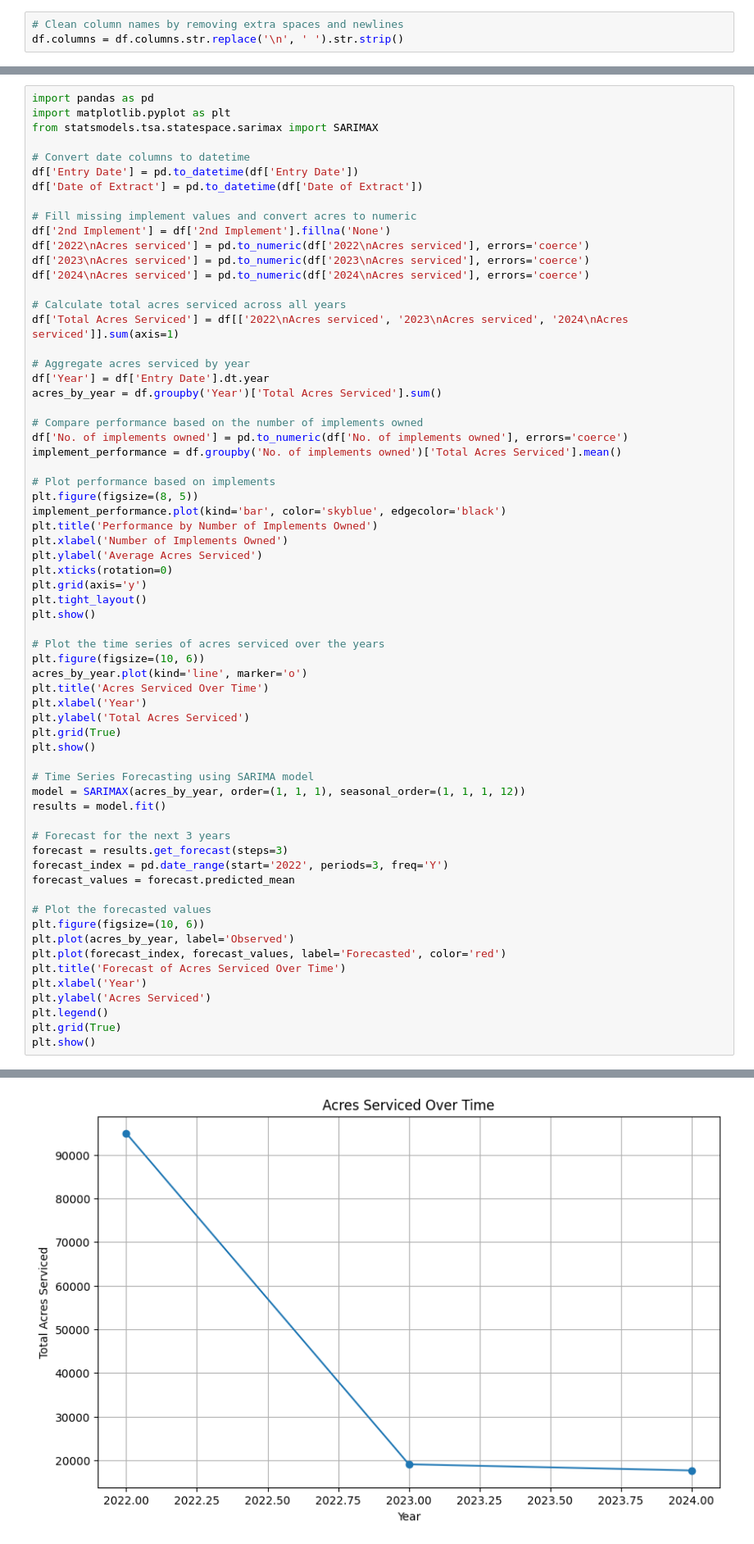
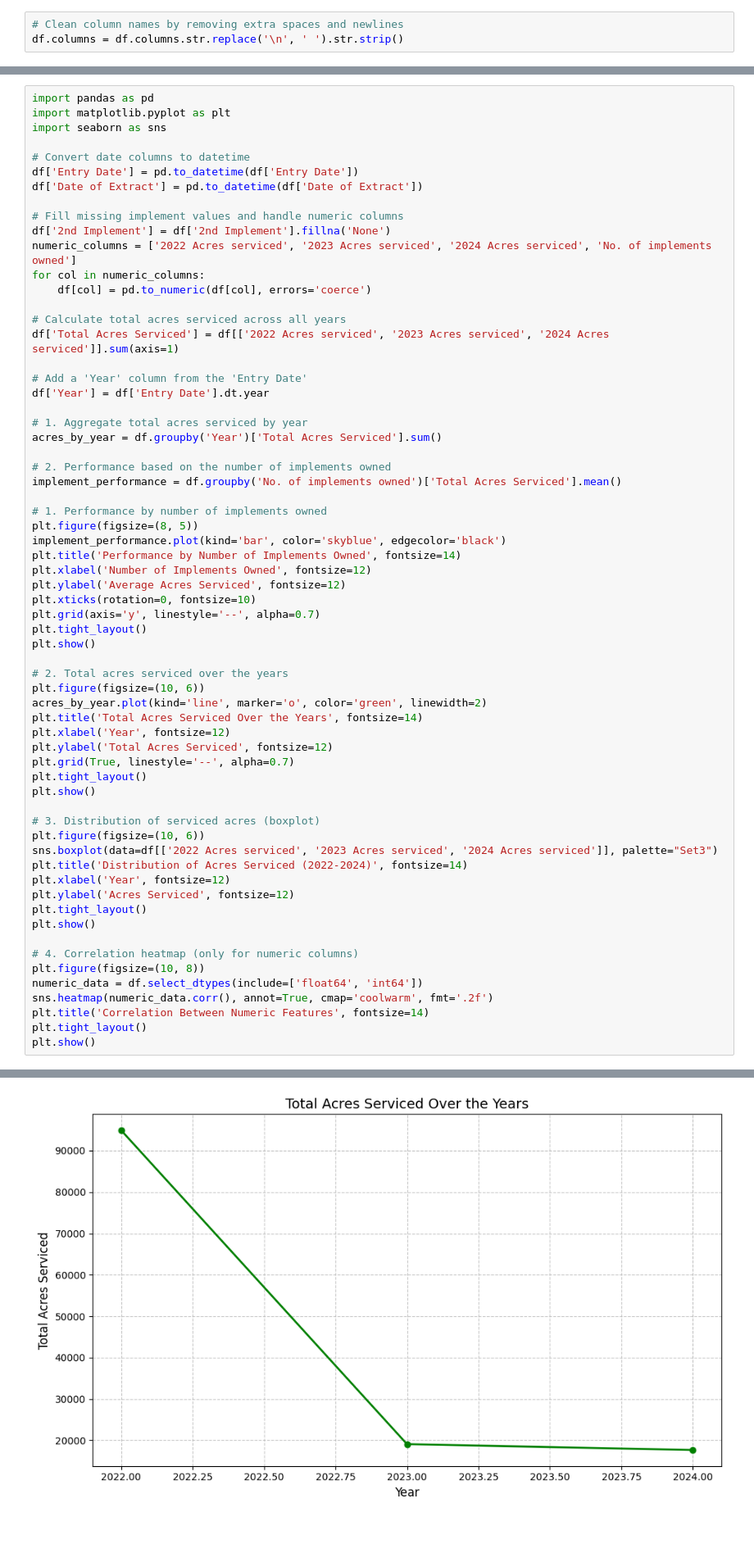
Before and after one commit to Kenethoriga/Hub-Rental-Services-Analysis, a Jupyter notebook: Hub_Rental_Services_Analysis_.ipynb, the cells around one changed output, grey strips where cells are left out. Shown at 82% size. Saved outputs shown, nothing was run; the diff lists cells and outputs as text.

```diff
--- a/Hub_Rental_Services_Analysis_.ipynb
+++ b/Hub_Rental_Services_Analysis_.ipynb
@@ -72,66 +83,65 @@ Index([' ID', 'Entry Date', 'Date of Extract', 'Duration in programme',
 # %%
 import pandas as pd
 import matplotlib.pyplot as plt
-from statsmodels.tsa.statespace.sarimax import SARIMAX
+import seaborn as sns
 
 # Convert date columns to datetime
 df['Entry Date'] = pd.to_datetime(df['Entry Date'])
 df['Date of Extract'] = pd.to_datetime(df['Date of Extract'])
 
-# Fill missing implement values and convert acres to numeric
+# Fill missing implement values and handle numeric columns
 df['2nd Implement'] = df['2nd Implement'].fillna('None')
-df['2022\nAcres serviced'] = pd.to_numeric(df['2022\nAcres serviced'], errors='coerce')
-df['2023\nAcres serviced'] = pd.to_numeric(df['2023\nAcres serviced'], errors='coerce')
-df['2024\nAcres serviced'] = pd.to_numeric(df['2024\nAcres serviced'], errors='coerce')
+numeric_columns = ['2022 Acres serviced', '2023 Acres serviced', '2024 Acres serviced', 'No. of implements owned']
+for col in numeric_columns:
+    df[col] = pd.to_numeric(df[col], errors='coerce')
 
 # Calculate total acres serviced across all years
-df['Total Acres Serviced'] = df[['2022\nAcres serviced', '2023\nAcres serviced', '2024\nAcres serviced']].sum(axis=1)
+df['Total Acres Serviced'] = df[['2022 Acres serviced', '2023 Acres serviced', '2024 Acres serviced']].sum(axis=1)
 
-# Aggregate acres serviced by year
+# Add a 'Year' column from the 'Entry Date'
 df['Year'] = df['Entry Date'].dt.year
+
+# 1. Aggregate total acres serviced by year
 acres_by_year = df.groupby('Year')['Total Acres Serviced'].sum()
 
-# Compare performance based on the number of implements owned
-df['No. of implements owned'] = pd.to_numeric(df['No. of implements owned'], errors='coerce')
+# 2. Performance based on the number of implements owned
 implement_performance = df.groupby('No. of implements owned')['Total Acres Serviced'].mean()
 
-# Plot performance based on implements
+# 1. Performance by number of implements owned
 plt.figure(figsize=(8, 5))
 implement_performance.plot(kind='bar', color='skyblue', edgecolor='black')
-plt.title('Performance by Number of Implements Owned')
-plt.xlabel('Number of Implements Owned')
-plt.ylabel('Average Acres Serviced')
-plt.xticks(rotation=0)
-plt.grid(axis='y')
+plt.title('Performance by Number of Implements Owned', fontsize=14)
+plt.xlabel('Number of Implements Owned', fontsize=12)
+plt.ylabel('Average Acres Serviced', fontsize=12)
+plt.xticks(rotation=0, fontsize=10)
+plt.grid(axis='y', linestyle='--', alpha=0.7)
 plt.tight_layout()
 plt.show()
 
-# Plot the time series of acres serviced over the years
+# 2. Total acres serviced over the years
 plt.figure(figsize=(10, 6))
-acres_by_year.plot(kind='line', marker='o')
-plt.title('Acres Serviced Over Time')
-plt.xlabel('Year')
-plt.ylabel('Total Acres Serviced')
-plt.grid(True)
+acres_by_year.plot(kind='line', marker='o', color='green', linewidth=2)
+plt.title('Total Acres Serviced Over the Years', fontsize=14)
+plt.xlabel('Year', fontsize=12)
+plt.ylabel('Total Acres Serviced', fontsize=12)
+plt.grid(True, linestyle='--', alpha=0.7)
+plt.tight_layout()
 plt.show()
 
-# Time Series Forecasting using SARIMA model
-model = SARIMAX(acres_by_year, order=(1, 1, 1), seasonal_order=(1, 1, 1, 12))
-results = model.fit()
+# 3. Distribution of serviced acres (boxplot)
+plt.figure(figsize=(10, 6))
+sns.boxplot(data=df[['2022 Acres serviced', '2023 Acres serviced', '2024 Acres serviced']], palette="Set3")
+plt.title('Distribution of Acres Serviced (2022-2024)', fontsize=14)
+plt.xlabel('Year', fontsize=12)
+plt.ylabel('Acres Serviced', fontsize=12)
+plt.tight_layout()
+plt.show()
 
-# Forecast for the next 3 years
-forecast = results.get_forecast(steps=3)
-forecast_index = pd.date_range(start='2022', periods=3, freq='Y')
-forecast_values = forecast.predicted_mean
-
-# Plot the forecasted values
-plt.figure(figsize=(10, 6))
-plt.plot(acres_by_year, label='Observed')
-plt.plot(forecast_index, forecast_values, label='Forecasted', color='red')
-plt.title('Forecast of Acres Serviced Over Time')
-plt.xlabel('Year')
-plt.ylabel('Acres Serviced')
-plt.legend()
-plt.grid(True)
+# 4. Correlation heatmap (only for numeric columns)
+plt.figure(figsize=(10, 8))
+numeric_data = df.select_dtypes(include=['float64', 'int64'])
+sns.heatmap(numeric_data.corr(), annot=True, cmap='coolwarm', fmt='.2f')
+plt.title('Correlation Between Numeric Features', fontsize=14)
+plt.tight_layout()
 plt.show()
 # %% [output]
@@ -139 +149 @@ plt.show()
-[figure, old version]
+[figure, new version]
```
Also changed, not shown: parts of 32 cells of this notebook.
